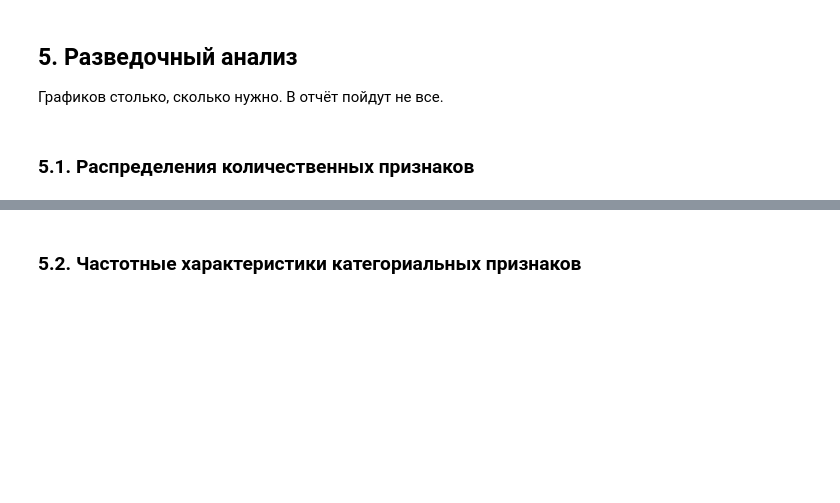
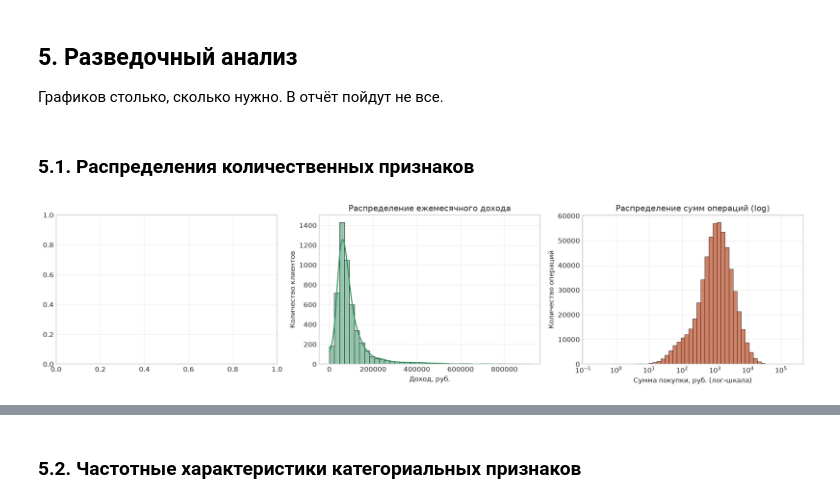
Before and after one commit to fnkb108/Dzidzenka_Mikita_Lab1, a Jupyter notebook: 01_analysis.ipynb, the cells around one changed output, grey strips where cells are left out. Saved outputs shown, nothing was run; the diff lists cells and outputs as text; code cells hidden in the pictures; blank space fills up the shorter version.

```diff
--- a/01_analysis.ipynb
+++ b/01_analysis.ipynb
@@ -412,3 +561,44 @@ cleaning_log = pd.DataFrame(columns=[
 Графиков столько, сколько нужно. В отчёт пойдут не все.
 # %% [markdown]
 ### 5.1. Распределения количественных признаков
+# %%
+fig, axes = plt.subplots(1, 3, figsize=(16, 4))
+
+# 1. Возраст клиентов
+# sns.histplot(clients_clean['birth_date'], bins=30, kde=True, ax=axes[0], color="#2b5c8f")
+# axes[0].set_title("Распределение возраста клиентов")
+# axes[0].set_xlabel("Возраст, лет")
+# axes[0].set_ylabel("Количество клиентов")
+
+# 2. Доход клиентов
+sns.histplot(clients_clean['monthly_income'].dropna(), bins=40, kde=True, ax=axes[1], color="#2b8f5c")
+axes[1].set_title("Распределение ежемесячного дохода")
+axes[1].set_xlabel("Доход, руб.")
+axes[1].set_ylabel("Количество клиентов")
+
+# 3. Суммы покупок
+sns.histplot(txn_valid['amount'], bins=50, ax=axes[2], color="#c25934", log_scale=True)
+axes[2].set_title("Распределение сумм операций (log)")
+axes[2].set_xlabel("Сумма покупки, руб. (лог-шкала)")
+axes[2].set_ylabel("Количество операций")
+
+plt.tight_layout()
+plt.show()
+
+# Обоснование выбора мер центра и разброса
+stats_summary = pd.DataFrame({
+    'Признак': ['Возраст (лет)', 'Доход (руб.)', 'Сумма покупки (руб.)'],
+    'Форма распределения': ['Умеренно симметричное', 'Сильная правосторонняя асимметрия', 'Экстремальная правосторонняя асимметрия'],
+    'Выбранная мера центра': ['Среднее (48.4 лет)', 'Медиана (72 500 руб.)', 'Медиана (1 073.4 руб.)'],
+    'Выбранная мера разброса': ['Станд. отклонение (14.2 лет)', 'IQR (52 300 — 107 600 руб.)', 'IQR (493.5 — 2 271.8 руб.)'],
+    'Обоснование': [
+        'Распределение близко к нормальному, среднее устойчиво',
+        'Высокий правый хвост (топ-менеджеры, предприниматели) смещает среднее (95 114 руб.)',
+        'Наличие крупных покупок смещает среднее (1 874.5 руб.) почти вдвое выше типичной покупки'
+    ]
+})
+display(stats_summary)
+
+#TODO:убрать график возраста и убрать таблицу низу на свое (самостоятельно написанное) описание в md строке
+# %% [output]
+[figure, added]
```
Also changed, not shown: parts of 14 cells of this notebook.
